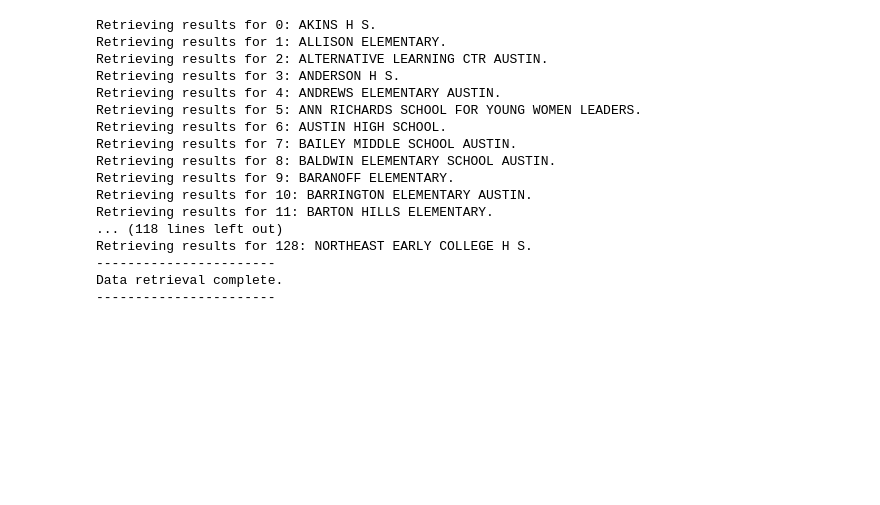
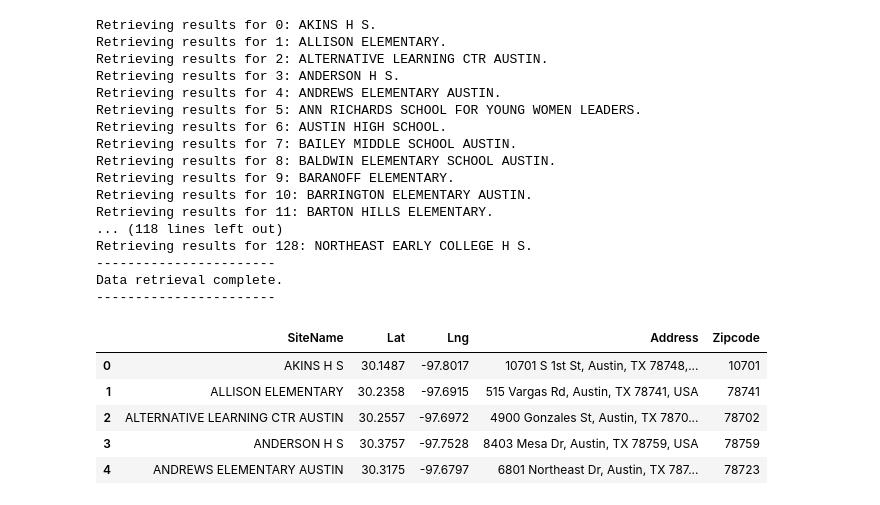
Before and after one commit to tpohl535/project_one_yellow_ninjas, a Jupyter notebook: Schools/Free and Reduced Meals/aisd_geocode_api.ipynb, the cells around one changed output. Cells and saved outputs as stored; diff of their text form; code cells hidden in the pictures; blank space fills up the shorter version.

Commit message:
Fixed zipcodes in extract, converted geocode dataframe to csv, adding updataed aisd meal csv

```diff
--- a/Schools/Free and Reduced Meals/aisd_geocode_api.ipynb
+++ b/Schools/Free and Reduced Meals/aisd_geocode_api.ipynb
@@ -274,3 +274,15 @@ Retrieving results for 128: NORTHEAST EARLY COLLEGE H S.
 -----------------------
 Data retrieval complete.
 -----------------------
+# %%
+#extract zipcode and store in new column of results_df
+results_df["Zipcode"] = results_df['Address'].str.extract(r'(\d{5}\-?\d{0,4})')
+
+results_df.head()
+# %% [output]
+|  | SiteName | Lat | Lng | Address | Zipcode |
+| 0 | AKINS H S | 30.1487 | -97.8017 | 10701 S 1st St, Austin, TX 78748,... | 10701 |
+| 1 | ALLISON ELEMENTARY | 30.2358 | -97.6915 | 515 Vargas Rd, Austin, TX 78741, USA | 78741 |
+| 2 | ALTERNATIVE LEARNING CTR AUSTIN | 30.2557 | -97.6972 | 4900 Gonzales St, Austin, TX 7870... | 78702 |
+| 3 | ANDERSON H S | 30.3757 | -97.7528 | 8403 Mesa Dr, Austin, TX 78759, USA | 78759 |
+| 4 | ANDREWS ELEMENTARY AUSTIN | 30.3175 | -97.6797 | 6801 Northeast Dr, Austin, TX 787... | 78723 |
```
Also changed, not shown: parts of 2 cells of this notebook, 2 other files.
